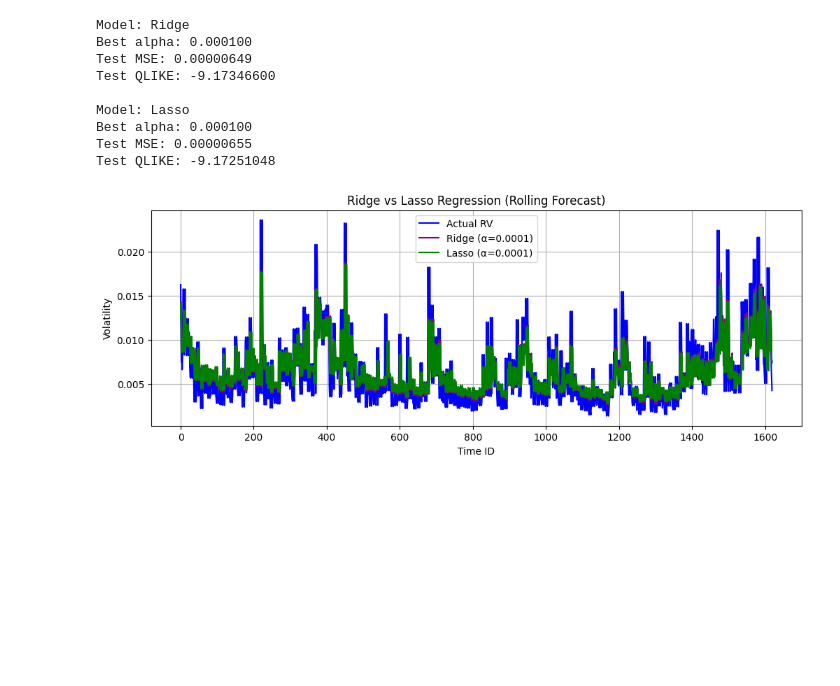
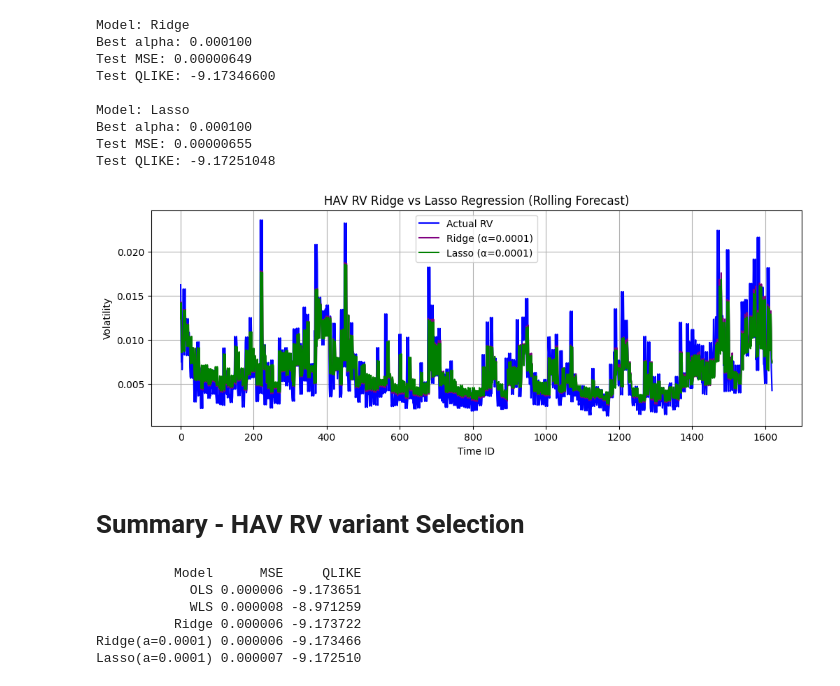
Before and after one commit to mofrui/volatility-analysis, a Jupyter notebook: research/50200_hav_rv_v1.ipynb, the cells around one changed output. Saved outputs shown, nothing was run; the diff lists cells and outputs as text; code cells hidden in the pictures; blank space fills up the shorter version.

Commit message:
added comparison table

```diff
--- a/research/50200_hav_rv_v1.ipynb
+++ b/research/50200_hav_rv_v1.ipynb
@@ -516,17 +523,38 @@ Test QLIKE: -9.17251048
 # %%
 # Plot Ridge vs Lasso
 plt.figure(figsize=(12, 4))
 plt.plot(results["Ridge"]["actuals"], label="Actual RV", color="blue")
 plt.plot(results["Ridge"]["preds"], label=f"Ridge (α={results['Ridge']['best_alpha']:.4f})", color="purple")
 plt.plot(results["Lasso"]["preds"], label=f"Lasso (α={results['Lasso']['best_alpha']:.4f})", color="green")
-plt.title("Ridge vs Lasso Regression (Rolling Forecast)")
+plt.title("HAV RV Ridge vs Lasso Regression (Rolling Forecast)")
 plt.xlabel("Time ID")
 plt.ylabel("Volatility")
 plt.legend()
 plt.grid(True)
 plt.show()
 # %% [output]
-[figure, old version]
+[figure, new version]
+# %% [markdown]
+# Summary - HAV RV variant Selection
+# %%
+# Create the formatted table
+summary_data = {
+    "Model": ["OLS", "WLS", "Ridge", "Ridge(a=0.0001)", "Lasso(a=0.0001)"],
+    "MSE": [f"{mse_ols:.6f}", f"{mse_wls:.6f}", f"{mse_ridge:.6f}", f"{mse_ridge_a:.6f}", f"{mse_lasso:.6f}"],
+    "QLIKE": [f"{qlike_ols:.6f}", f"{qlike_wls:.6f}", f"{qlike_ridge:.6f}" ,  f"{qlike_ridge_a:.6f}", f"{qlike_lasso:.6f}"]
+}
+
+summary_df = pd.DataFrame(summary_data)
+
+# Print the table as plain text if desired
+print(summary_df.to_string(index=False))
+# %% [output]
+          Model      MSE     QLIKE
+            OLS 0.000006 -9.173651
+            WLS 0.000008 -8.971259
+          Ridge 0.000006 -9.173722
+Ridge(a=0.0001) 0.000006 -9.173466
+Lasso(a=0.0001) 0.000007 -9.172510
 # %%
 #!pip install statsmodels
 #!pip install scikit-learn
```
Also changed, not shown: parts of 3 cells of this notebook.
